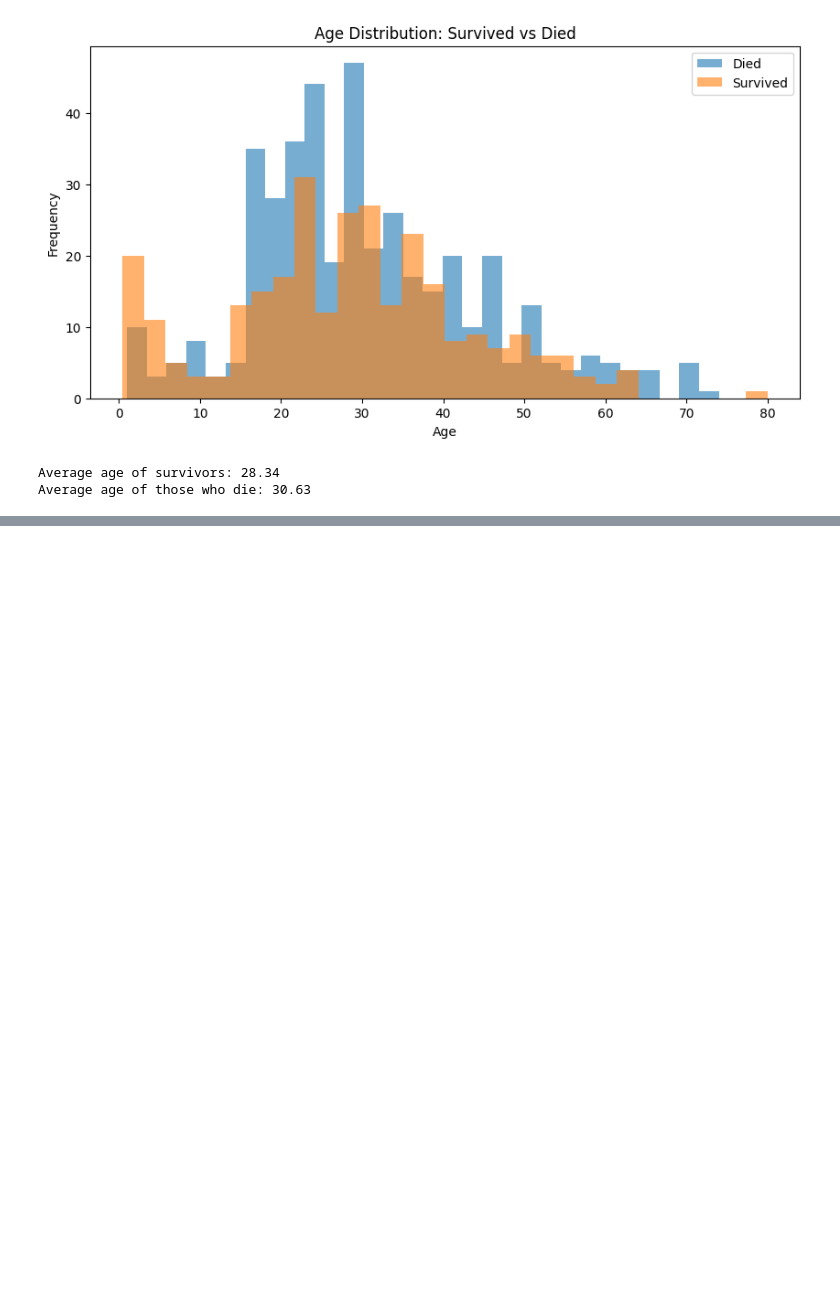
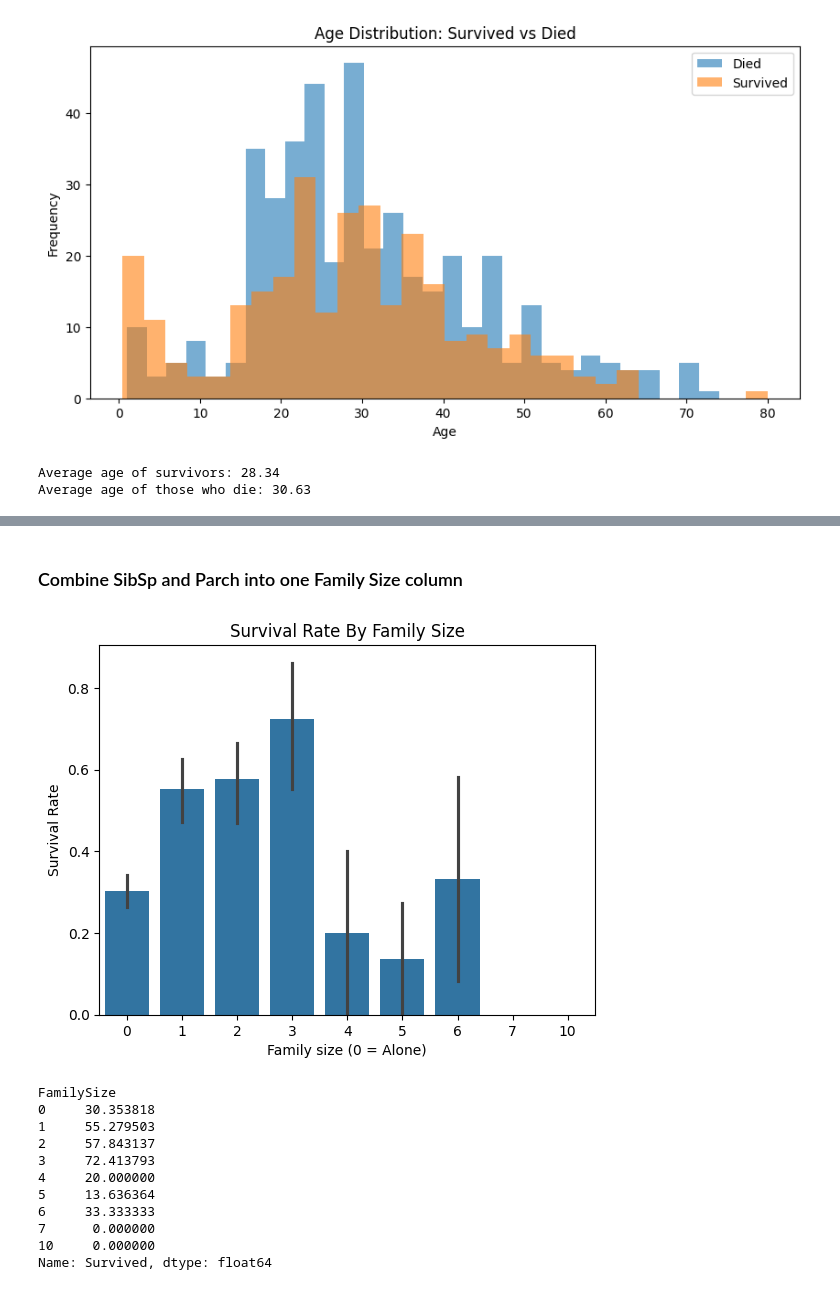
Before and after one commit to gabrielmussafiri/data, a Jupyter notebook: main.ipynb, the cells around one changed output, grey strips where cells are left out. Drawn from its saved outputs; the diff is of its cells as text; code cells hidden in the pictures; blank space fills up the shorter version.

```diff
--- a/main.ipynb
+++ b/main.ipynb
@@ -128,0 +148,26 @@ Average age of those who die: 30.63
+# %% [markdown]
+### Combine SibSp and Parch into one Family Size column
+# %%
+df['FamilySize'] = df['SibSp'] + df['Parch']
+
+sns.barplot(x='FamilySize',y='Survived', data=df)
+
+plt.title('Survival Rate By Family Size')
+plt.xlabel('Family size (0 = Alone)')
+plt.ylabel('Survival Rate')
+plt.show()
+
+print(df.groupby('FamilySize')['Survived'].mean() * 100)
+# %% [output]
+[figure, added]
+FamilySize
+0     30.353818
+1     55.279503
+2     57.843137
+3     72.413793
+4     20.000000
+5     13.636364
+6     33.333333
+7      0.000000
+10     0.000000
+Name: Survived, dtype: float64
```
Also changed, not shown: parts of 4 cells of this notebook.
